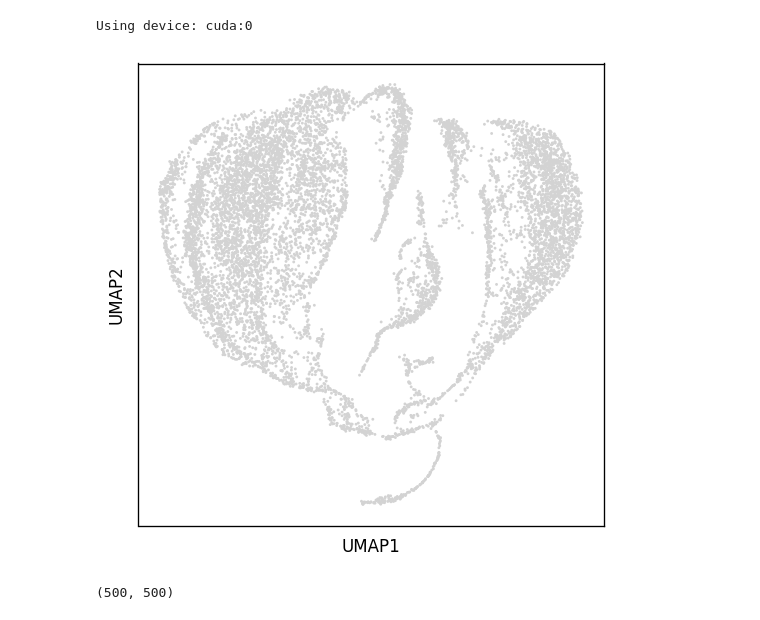
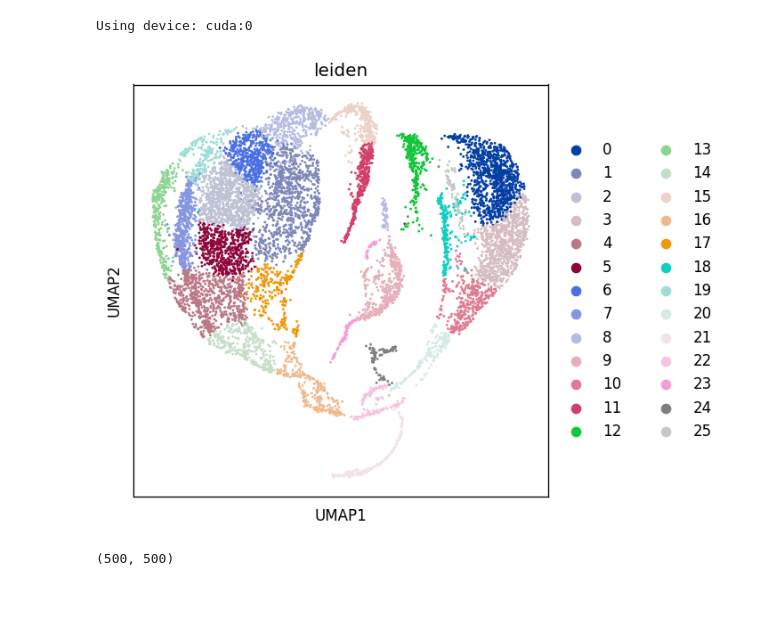
Before and after one commit to theislab/mubind, a Jupyter notebook: docs/notebooks/scatac/01_2_scatac_pbmc_10x_priors.ipynb, the cells around one changed output. Drawn from its saved outputs; the diff is of its cells as text; code cells hidden in the pictures.

```diff
--- a/docs/notebooks/scatac/01_2_scatac_pbmc_10x_priors.ipynb
+++ b/docs/notebooks/scatac/01_2_scatac_pbmc_10x_priors.ipynb
@@ -47,8 +52,8 @@ adata.layers['counts'] = adata.X
 # %%
 mb.pl.set_rcParams({'figure.figsize': [5, 5], 'figure.dpi': 120})
-sc.pl.umap(adata)
+sc.pl.umap(adata, color='leiden')
 # %% [output]
-[figure, old version]
+[figure, new version]
 # %%
 adata= adata[:,adata.var.chr == 'chr11'].copy()
 # %%
```
Also changed, not shown: parts of 28 cells of this notebook, 15 other files.
